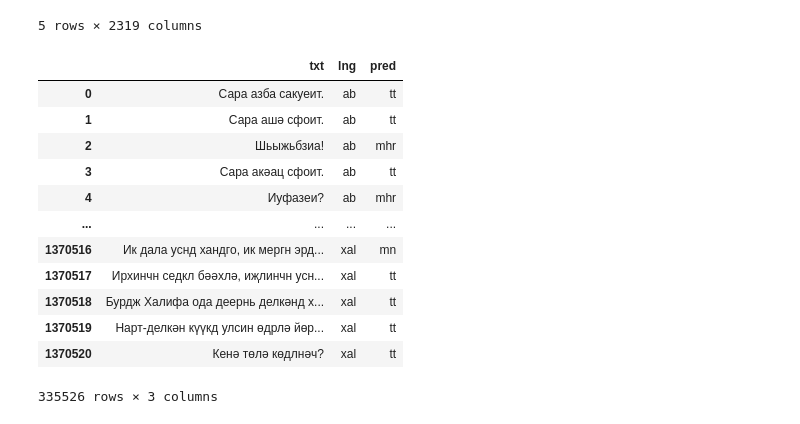
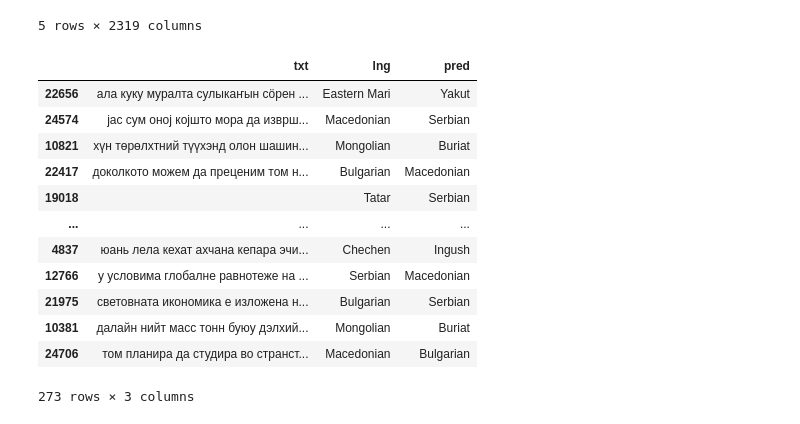
Before and after one commit to av-gav/itmo-nlp, a Jupyter notebook: Task1.ipynb, the cells around one changed output. Drawn from its saved outputs; the diff is of its cells as text; code cells hidden in the pictures.

```diff
--- a/Task1.ipynb
+++ b/Task1.ipynb
@@ -300,29 +311,23 @@ pd.DataFrame(X_train_vectorized.toarray(), columns=vec.get_feature_names_out()).
 | 3 | 0 | 0 | 0 | 0 | 0 | 0 | 0 | 1 | 0 | 2 | ... | ... |
 | 4 | 0 | 0 | 0 | 0 | 0 | 0 | 0 | 0 | 0 | 0 | ... | ... |
 5 rows × 2319 columns
-# %%
-X = df['text']
-y = df['lang']
-X_vec = vec.transform(X)
-preds = clf.predict(X_vec)
 # %%
-res = pd.DataFrame({'txt':X, 'lng':y, 'pred':preds})
+res = pd.DataFrame({'txt':X_test, 'lng':y_test, 'pred':preds})
+res.loc[res['lng'] != res['pred']]
+# %% [output]
+|  | txt | lng | pred |
+| 22656 | ала куку муралта сулыкаҥын сӧрен ... | Eastern Mari | Yakut |
+| 24574 | јас сум оној којшто мора да изврш... | Macedonian | Serbian |
+| 10821 | хүн төрөлхтний түүхэнд олон шашин... | Mongolian | Buriat |
+| 22417 | доколкото можем да преценим том н... | Bulgarian | Macedonian |
+| 19018 |  | Tatar | Serbian |
+| ... | ... | ... | ... |
+| 4837 | юань лела кехат ахчана кепара эчи... | Chechen | Ingush |
+| 12766 | у условима глобалне равнотеже на ... | Serbian | Macedonian |
+| 21975 | световната икономика е изложена н... | Bulgarian | Serbian |
+| 10381 | далайн нийт масс тонн буюу дэлхий... | Mongolian | Buriat |
+| 24706 | том планира да студира во странст... | Macedonian | Bulgarian |
+273 rows × 3 columns
-# %%
-res.loc[res['lng'] != res['pred']]
-# %% [output]
-|  | txt | lng | pred |
-| 0 | Сара азба сакуеит. | ab | tt |
-| 1 | Сара ашә сфоит. | ab | tt |
-| 2 | Шьыжьбзиа! | ab | mhr |
-| 3 | Сара акәац сфоит. | ab | tt |
-| 4 | Иуфазеи? | ab | mhr |
-| ... | ... | ... | ... |
-| 1370516 | Ик дала уснд хандго, ик мергн эрд... | xal | mn |
-| 1370517 | Ирхинчн седкл бәәхлә, иҗлинчн усн... | xal | tt |
-| 1370518 | Бурдж Халифа ода деернь делкәнд х... | xal | tt |
-| 1370519 | Нарт-делкән күүкд улсин өдрлә йөр... | xal | tt |
-| 1370520 | Кенә төлә көдлнәч? | xal | tt |
-335526 rows × 3 columns
 # %%
 from sklearn.feature_extraction.text import TfidfVectorizer
 from sklearn.model_selection import train_test_split
```
Also changed, not shown: parts of 18 cells of this notebook.
